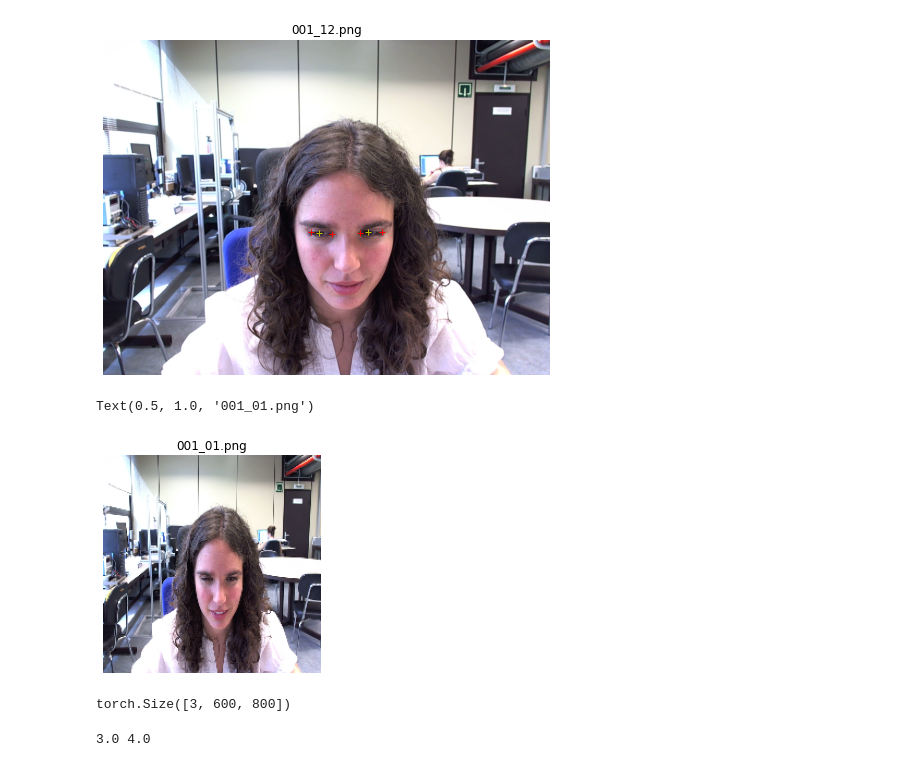
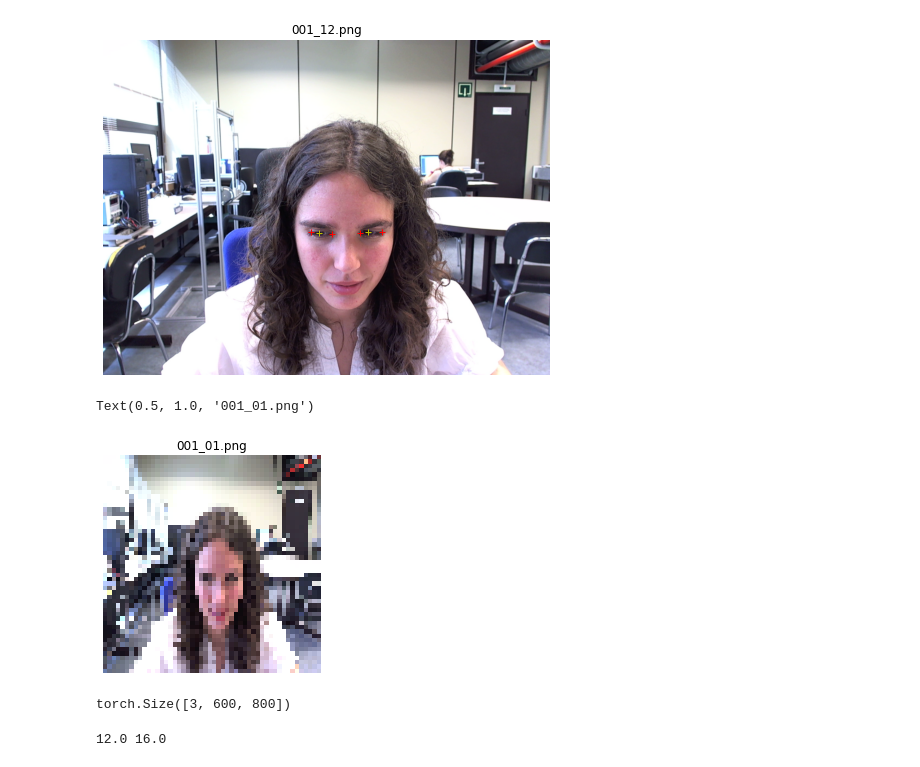
Before and after one commit to gsarmientod/MLP_OJOS, a Jupyter notebook: Donde estan los ojos.ipynb, the cells around one changed output. Saved outputs shown, nothing was run; the diff lists cells and outputs as text; code cells hidden in the pictures.

```diff
--- a/Donde estan los ojos.ipynb
+++ b/Donde estan los ojos.ipynb
@@ -110,27 +110,27 @@ for i in range(12):
 # %%
 person = read_image(images[0])
 
 anot0_file = "DataIMG/labels/" + images[0][15:19] + 'image_labels.txt'
 anot0 = np.genfromtxt(anot0_file)
 anot0 = np.array(anot0[0:1,1:]).reshape(12)
 
-resize = transforms.Resize(size=(200,200))
+resize = transforms.Resize(size=(50,50))
 
 plt.imshow(resize(person).permute(1,2,0))
 plt.axis('off')
 plt.title(images[0][15:])
 # %% [output]
 Text(0.5, 1.0, '001_01.png')
-[figure, old version]
+[figure, new version]
 # %%
 print(person.shape)
 # %% [output]
 torch.Size([3, 600, 800])
 # %%
-dy, dx = person.shape[1]/200, person.shape[2]/200
+dy, dx = person.shape[1]/50, person.shape[2]/50
 print(dy, dx)
 # %% [output]
-3.0 4.0
+12.0 16.0
 # %%
 print(anot0)
 for i in range(12):
```
Also changed, not shown: parts of 23 cells of this notebook, 1 other file.
